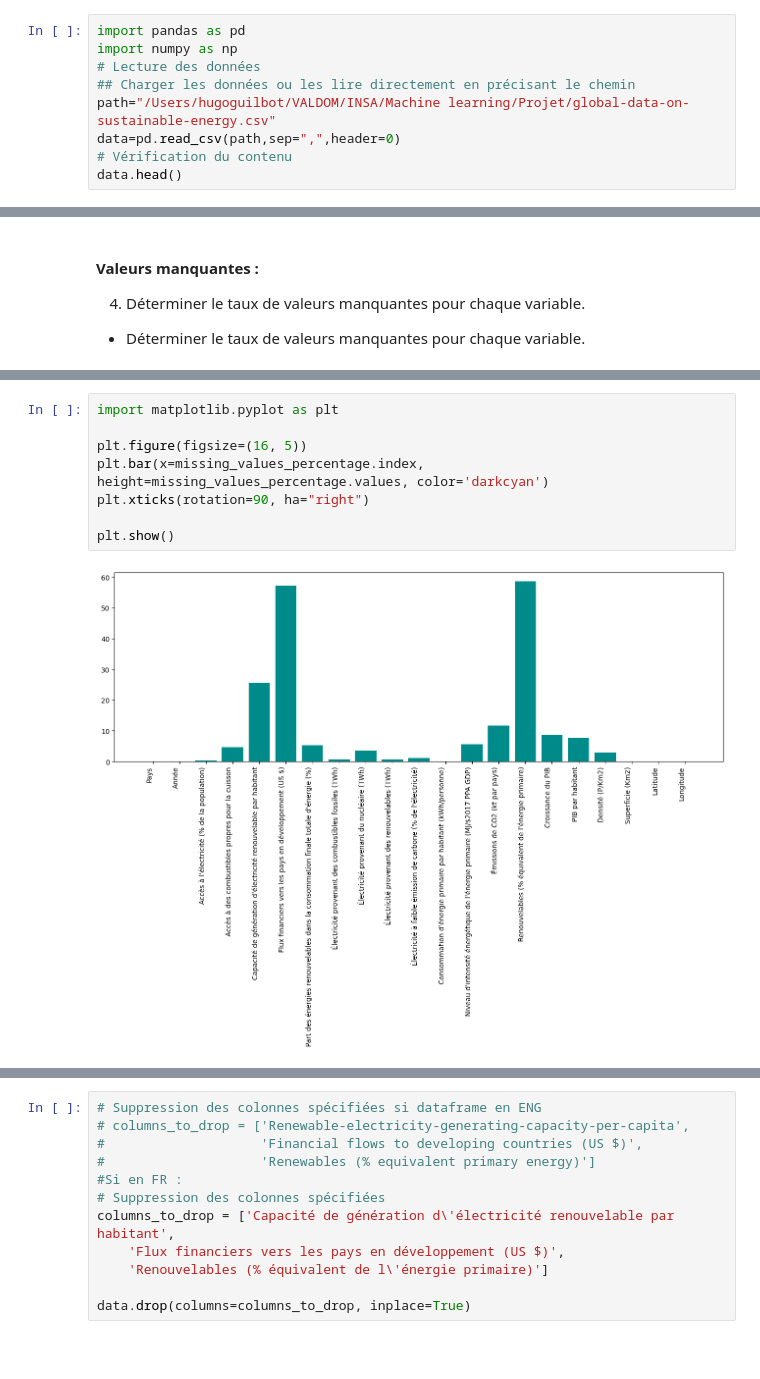
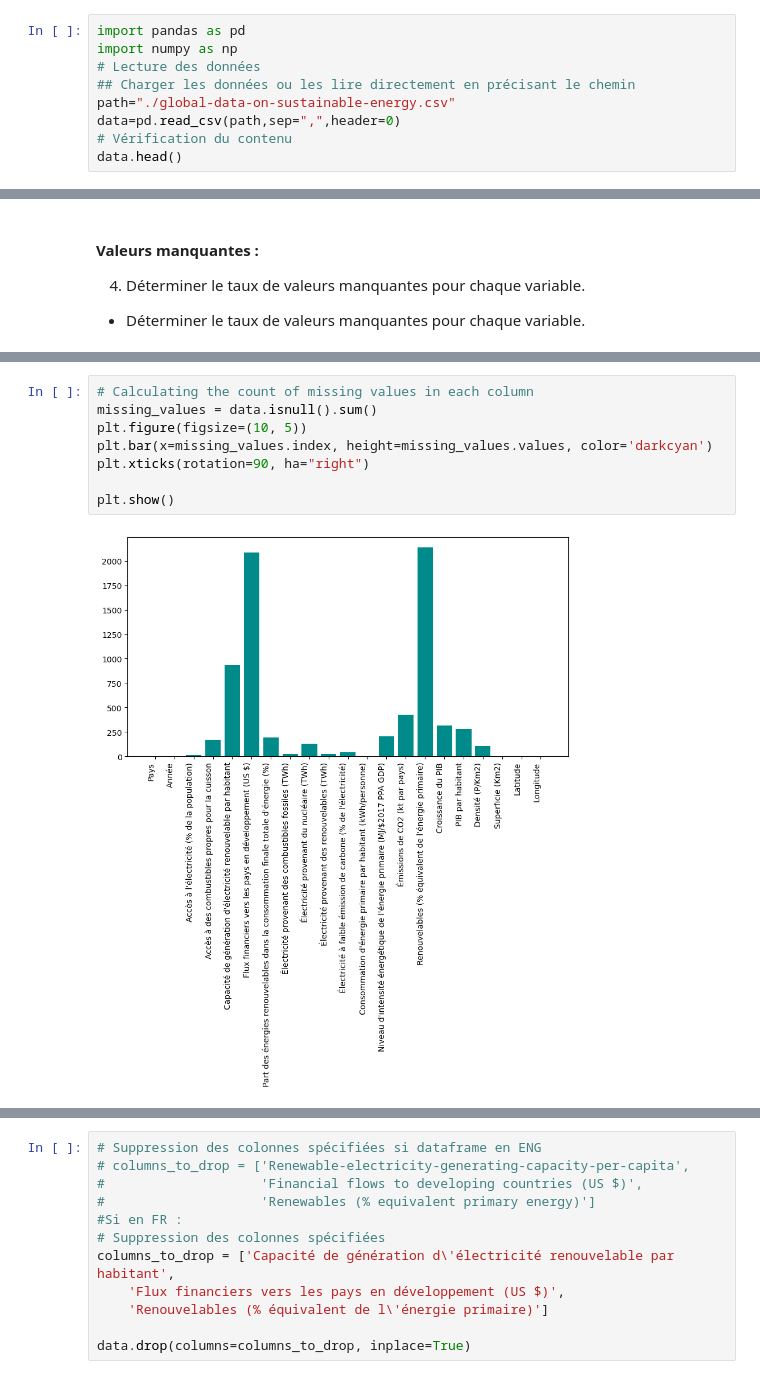
Before and after one commit to hugoguilbot/MLProject, a Jupyter notebook: Projet_ML_Notebook_Final.ipynb, the cells around one changed output, grey strips where cells are left out. Drawn from its saved outputs; the diff is of its cells as text; blank space fills up the shorter version.

```diff
--- a/Modélisation-Regression-Lineaire.ipynb
+++ b/Projet_ML_Notebook_Final.ipynb
@@ -13,7 +13,7 @@ import pandas as pd
 import numpy as np
 # Lecture des données
 ## Charger les données ou les lire directement en précisant le chemin
-path="/Users/hugoguilbot/VALDOM/INSA/Machine learning/Projet/global-data-on-sustainable-energy.csv"
+path="./global-data-on-sustainable-energy.csv"
 data=pd.read_csv(path,sep=",",header=0)
 # Vérification du contenu
 data.head()
@@ -285,13 +315,13 @@ dtype: float64
 # %%
-import matplotlib.pyplot as plt
-
-plt.figure(figsize=(16, 5))
-plt.bar(x=missing_values_percentage.index, height=missing_values_percentage.values, color='darkcyan')
+# Calculating the count of missing values in each column
+missing_values = data.isnull().sum()
+plt.figure(figsize=(10, 5))
+plt.bar(x=missing_values.index, height=missing_values.values, color='darkcyan')
 plt.xticks(rotation=90, ha="right")
 
 plt.show()
 # %% [output]
-[figure, old version]
+[figure, new version]
 # %% [markdown]
  Les éléments avec le plus grand taux de valeurs manquantes sont Renewables (% equivalent primary energy), Financial flows to developing countries (US $),Renewable-electricity-generating-capacity-per-capita  ,Value_co2_emissions_kt_by_country et Energy intensity level of primary energy (MJ/$2017 PPP GDP).
 
```
Also changed, not shown: parts of 15 cells of this notebook.
